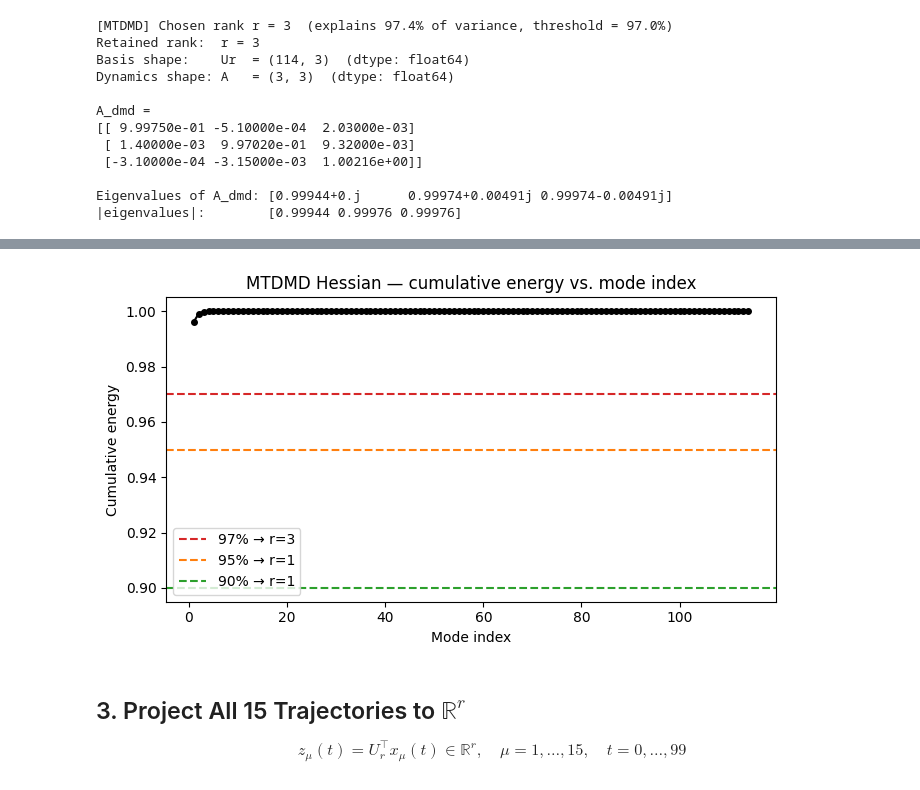
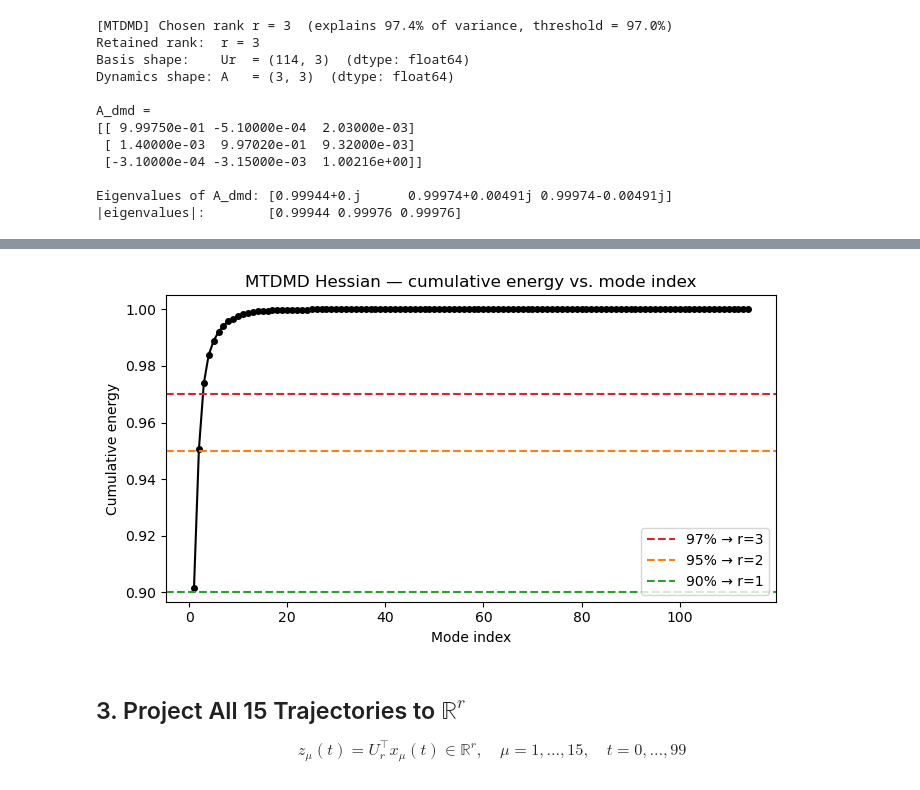
Before and after one commit to atpabuser/Math547_FinalProject, a Jupyter notebook: SINDy.ipynb, the cells around one changed output, grey strips where cells are left out. Cells and saved outputs as stored; diff of their text form; code cells hidden in the pictures.

```diff
--- a/SINDy.ipynb
+++ b/SINDy.ipynb
@@ -112,21 +121,21 @@ Eigenvalues of A_dmd: [0.99944+0.j      0.99974+0.00491j 0.99974-0.00491j]
 # %%
-energy     = s**2 / np.sum(s**2)
+energy     = s / np.sum(s)
 cum_energy = np.cumsum(energy)
 
 fig, ax = plt.subplots(figsize=(7, 4))
 ax.plot(np.arange(1, len(s)+1), cum_energy, 'o-', ms=4, color='k')
 ax.axhline(0.97, color='tab:red',    ls='--', label=f'97% → r={r}')
 ax.axhline(0.95, color='tab:orange', ls='--', label=f'95% → r={int(np.searchsorted(cum_energy,0.95)+1)}')
 ax.axhline(0.90, color='tab:green',  ls='--', label=f'90% → r={int(np.searchsorted(cum_energy,0.90)+1)}')
 ax.set_xlabel('Mode index')
 ax.set_ylabel('Cumulative energy')
 ax.set_title('MTDMD Hessian — cumulative energy vs. mode index')
 ax.legend()
 plt.tight_layout()
 plt.savefig('./figs/SINDy_energy.png', dpi=150)
 plt.show()
 # %% [output]
-[figure, old version]
+[figure, new version]
 # %% [markdown]
 ## 3. Project All 15 Trajectories to $\mathbb{R}^r$
 
```
Also changed, not shown: parts of 7 cells of this notebook, 8 other files.
